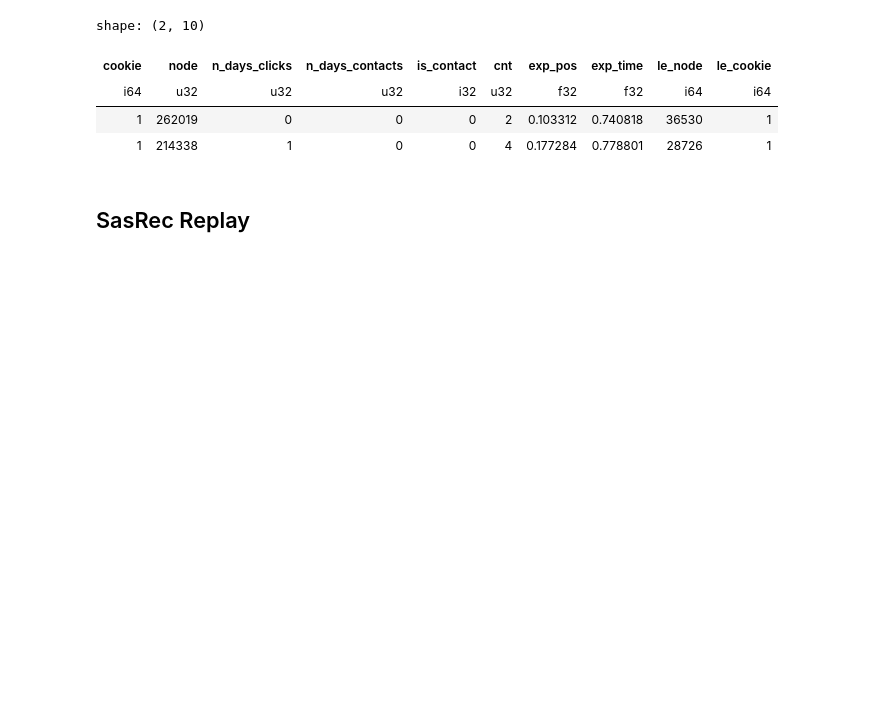
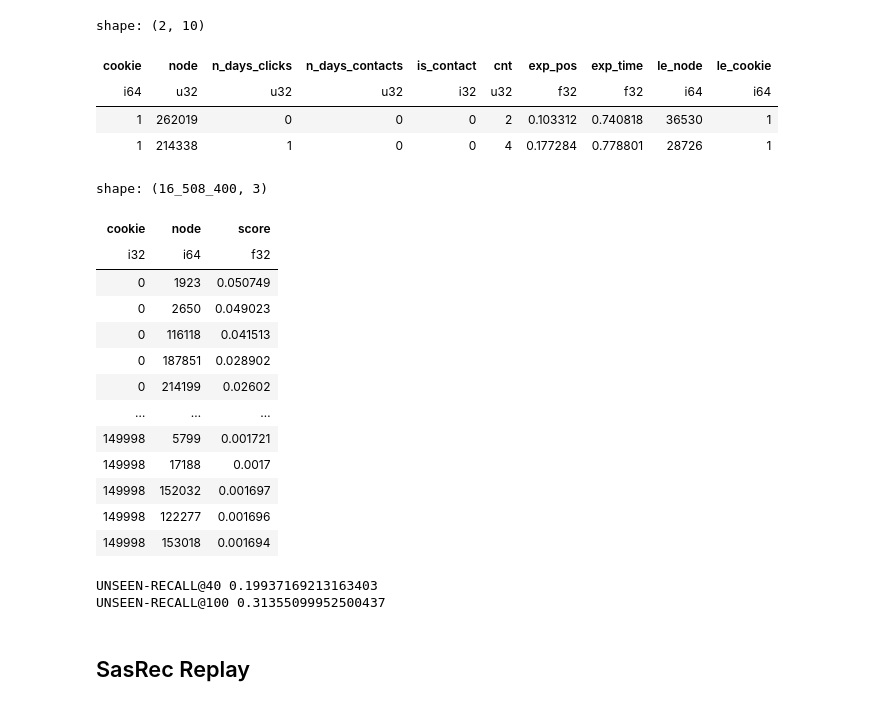
Before and after one commit to vk0st/avito_ml_cup_2025, a Jupyter notebook: hack.ipynb, the cells around one changed output. Cells and saved outputs as stored; diff of their text form; code cells hidden in the pictures; blank space fills up the shorter version.

Commit message:
fix rdlae

```diff
--- a/hack.ipynb
+++ b/hack.ipynb
@@ -256,10 +256,30 @@ recommendations_df = process_batch_w_weight(
     fill_value=-1000 ,
     use_torch = True
 )
+# %%
+rdlae_recs
+# %% [output]
+shape: (16_508_400, 3)
+| cookie | node | score |
+| i32 | i64 | f32 |
+| 0 | 1923 | 0.050749 |
+| 0 | 2650 | 0.049023 |
+| 0 | 116118 | 0.041513 |
+| 0 | 187851 | 0.028902 |
+| 0 | 214199 | 0.02602 |
+| … | … | … |
+| 149998 | 5799 | 0.001721 |
+| 149998 | 17188 | 0.0017 |
+| 149998 | 152032 | 0.001697 |
+| 149998 | 122277 | 0.001696 |
+| 149998 | 153018 | 0.001694 |
 # %%
 rdlae_recs = enc.inverse_transform(recommendations_df)
-print('UNSEEN-RECALL@40', recall_at(df_eval, rdlae_recs, k=40))
-print('UNSEEN-RECALL@100', recall_at(df_eval, rdlae_recs, k=100))
+print('UNSEEN-RECALL@40', recall_at(df_eval, rdlae_recs.with_columns(pl.col('cookie').cast(pl.Int64), pl.col('node').cast(pl.UInt32)), k=40))
+print('UNSEEN-RECALL@100', recall_at(df_eval, rdlae_recs.with_columns(pl.col('cookie').cast(pl.Int64), pl.col('node').cast(pl.UInt32)), k=100))
+# %% [output]
+UNSEEN-RECALL@40 0.19937169213163403
+UNSEEN-RECALL@100 0.31355099952500437
 # %%
 os.makedirs(os.path.join(PREDICTION_PATH, MODEL_NAME), exist_ok=True)
 rdlae_recs.write_parquet(os.path.join(PREDICTION_PATH, MODEL_NAME, '{MODEL_NAME}_val.pq'))
```
